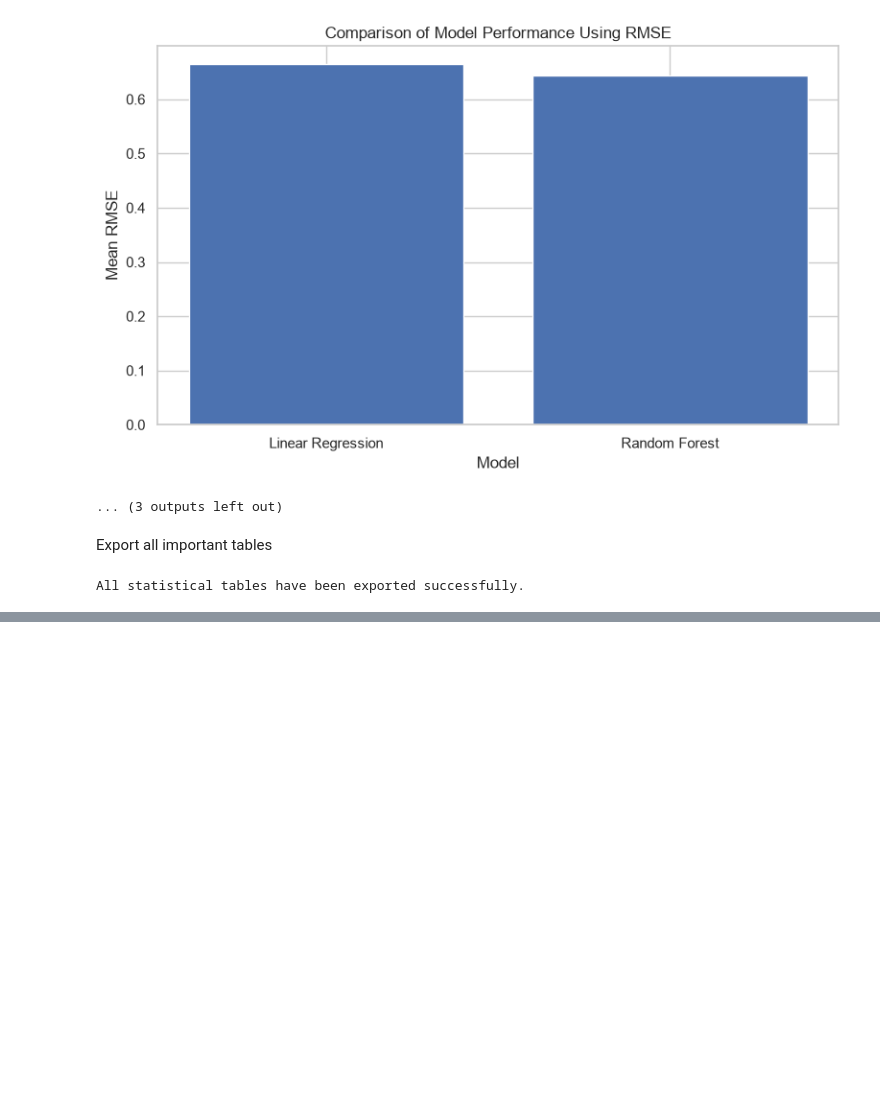
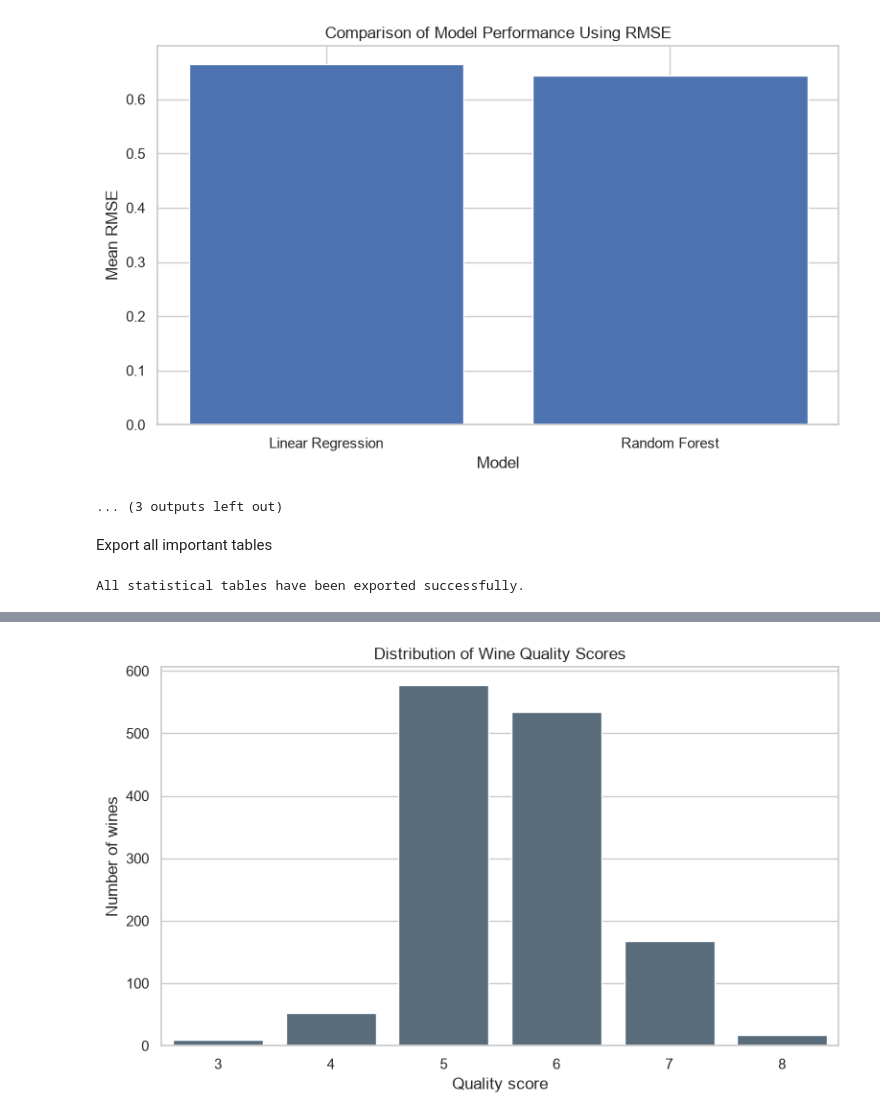
Before and after one commit to sahilmadaan048/Wine_Quality_Statistical_Analysis, a Jupyter notebook: notebooks/wine_quality_analysis.ipynb, the cells around one changed output, grey strips where cells are left out. Drawn from its saved outputs; the diff is of its cells as text; code cells hidden in the pictures; blank space fills up the shorter version.

```diff
--- a/notebooks/wine_quality_analysis.ipynb
+++ b/notebooks/wine_quality_analysis.ipynb
@@ -1584,3 +1584,101 @@ correlation_matrix.round(4).to_csv(
 print("All statistical tables have been exported successfully.")
 # %% [output]
 All statistical tables have been exported successfully.
+# %%
+# ============================================================
+# EXTENSION: distribution diagnostics + model comparison + MLP
+# Run this AFTER your existing notebook cells that define:
+# df_clean, features, X, y, and import pandas/numpy/matplotlib/seaborn.
+# It intentionally uses the cleaned dataset and avoids changing
+# your existing statistical results.
+# ============================================================
+
+import os
+import numpy as np
+import pandas as pd
+import matplotlib.pyplot as plt
+import seaborn as sns
+from scipy import stats
+
+from sklearn.model_selection import KFold, cross_validate, train_test_split
+from sklearn.pipeline import Pipeline
+from sklearn.preprocessing import StandardScaler
+from sklearn.impute import SimpleImputer
+from sklearn.linear_model import LinearRegression, Ridge
+from sklearn.ensemble import RandomForestRegressor, ExtraTreesRegressor, GradientBoostingRegressor, HistGradientBoostingRegressor
+from sklearn.neural_network import MLPRegressor
+from sklearn.metrics import (
+    mean_absolute_error, mean_squared_error, r2_score,
+    confusion_matrix, classification_report, ConfusionMatrixDisplay,
+    accuracy_score, precision_score, recall_score, f1_score, roc_auc_score
+)
+from sklearn.inspection import permutation_importance
+
+os.makedirs("../graphs/extended", exist_ok=True)
+os.makedirs("../results/extended", exist_ok=True)
+sns.set_theme(style="whitegrid")
+
+# 1. Verify the data and variable types
+print("Cleaned dataset shape:", df_clean.shape)
+print("Missing values:", int(df_clean.isna().sum().sum()))
+print("Exact duplicates remaining:", int(df_clean.duplicated().sum()))
+print("\nData types:")
+print(df_clean.dtypes)
+print("\nQuality counts:")
+print(df_clean["quality"].value_counts().sort_index())
+
+# 2. Distribution diagnostics: histograms, skewness, kurtosis, IQR outliers
+numeric_cols = list(features) + ["quality"]
+distribution_summary = pd.DataFrame({
+    "mean": df_clean[numeric_cols].mean(),
+    "median": df_clean[numeric_cols].median(),
+    "std": df_clean[numeric_cols].std(ddof=1),
+    "skewness": df_clean[numeric_cols].skew(),
+    "excess_kurtosis": df_clean[numeric_cols].kurt()
+})
+q1 = df_clean[numeric_cols].quantile(0.25)
+q3 = df_clean[numeric_cols].quantile(0.75)
+iqr = q3 - q1
+distribution_summary["IQR_lower_fence"] = q1 - 1.5 * iqr
+distribution_summary["IQR_upper_fence"] = q3 + 1.5 * iqr
+distribution_summary["IQR_outlier_count"] = (
+    (df_clean[numeric_cols].lt(q1 - 1.5 * iqr)) |
+    (df_clean[numeric_cols].gt(q3 + 1.5 * iqr))
+).sum()
+display(distribution_summary.round(4))
+distribution_summary.to_csv("../results/extended/distribution_summary.csv")
+
+# Quality target distribution (discrete scores; use count plot, not normality claim)
+plt.figure(figsize=(8, 5))
+sns.countplot(data=df_clean, x="quality", color="#526D82")
+plt.title("Distribution of Wine Quality Scores")
+plt.xlabel("Quality score")
+plt.ylabel("Number of wines")
+plt.tight_layout()
+plt.savefig("../graphs/extended/quality_distribution.png", dpi=250)
+plt.show()
+
+# Histograms for key continuous variables with normal-reference curves.
+# The curve is a reference only; it does not establish normality.
+key_features = ["alcohol", "volatile acidity", "sulphates", "residual sugar", "total sulfur dioxide"]
+fig, axes = plt.subplots(2, 3, figsize=(14, 8))
+for ax, col in zip(axes.flat, key_features):
+    values = df_clean[col].dropna()
+    sns.histplot(values, bins=25, stat="density", color="#9AA6B2", edgecolor="white", ax=ax)
+    mu, sd = values.mean(), values.std(ddof=1)
+    if sd > 0:
+        xs = np.linspace(values.min(), values.max(), 300)
+        ax.plot(xs, stats.norm.pdf(xs, mu, sd), color="#243B53", linewidth=2)
+    ax.set_title(f"{col}\nSkewness = {values.skew():.2f}")
+    ax.set_ylabel("Density")
+axes.flat[-1].axis("off")
+fig.suptitle("Observed Feature Distributions with Normal-Reference Curves", y=1.02)
+plt.tight_layout()
+plt.savefig("../graphs/extended/feature_distributions.png", dpi=250, bbox_inches="tight")
+plt.show()
+
+# Boxplots on separate scales so variables with different units remain readable.
+fig, axes = plt.subplots(1, 3, figsize=(13, 4))
+for ax, col in zip(axes, ["alcohol", "volatile acidity", "sulphates"]):
+    sns.boxplot(y=df_clean[col], color="#BCCCDC", ax=ax)
+# %% [output]
@@ -1586,0 +1715 @@ All statistical tables have been exported successfully.
+[figure, added]
```
Also changed, not shown: parts of 4 cells of this notebook, 14 other files.
